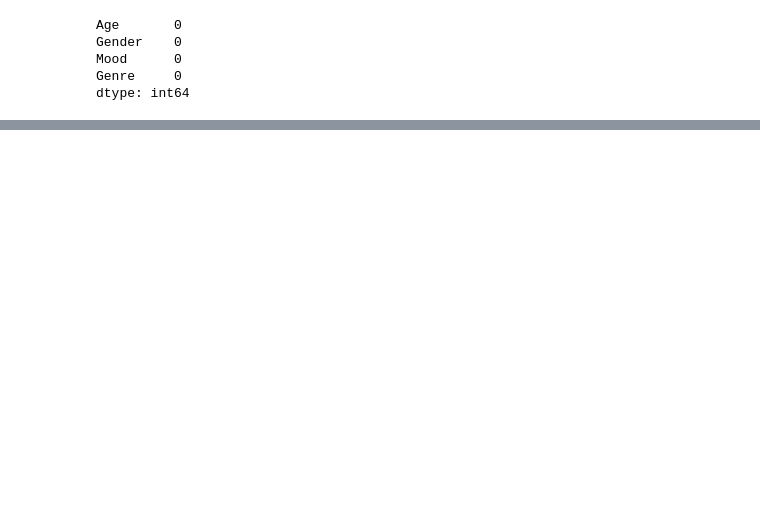
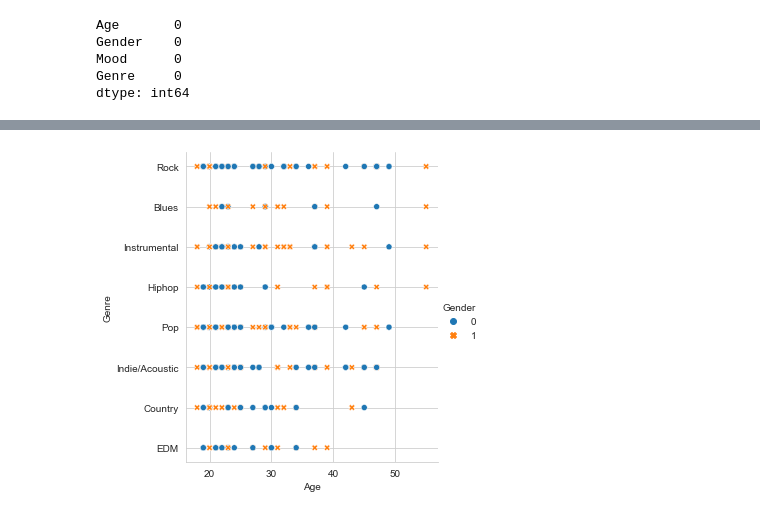
Before and after one commit to NAyeshaKhan/Music_Recommendation_App, a Jupyter notebook: MusicApp/Test Music AI.ipynb, the cells around one changed output, grey strips where cells are left out. Drawn from its saved outputs; the diff is of its cells as text; code cells hidden in the pictures; blank space fills up the shorter version.

```diff
--- a/MusicApp/Test Music AI.ipynb
+++ b/MusicApp/Test Music AI.ipynb
@@ -110,0 +142,7 @@ Text(0.5, 1.0, 'Count of demographics in dataset:')
+# %%
+#Relation between Age and Genre, coloured by Gender
+sns.set_style("whitegrid");
+sns.relplot(x='Age',y='Genre',hue='Gender',style=df['Gender'], data=df)
+plt.show();
+# %% [output]
+[figure, new version]
```
Also changed, not shown: parts of 26 cells of this notebook, 19 other files.
